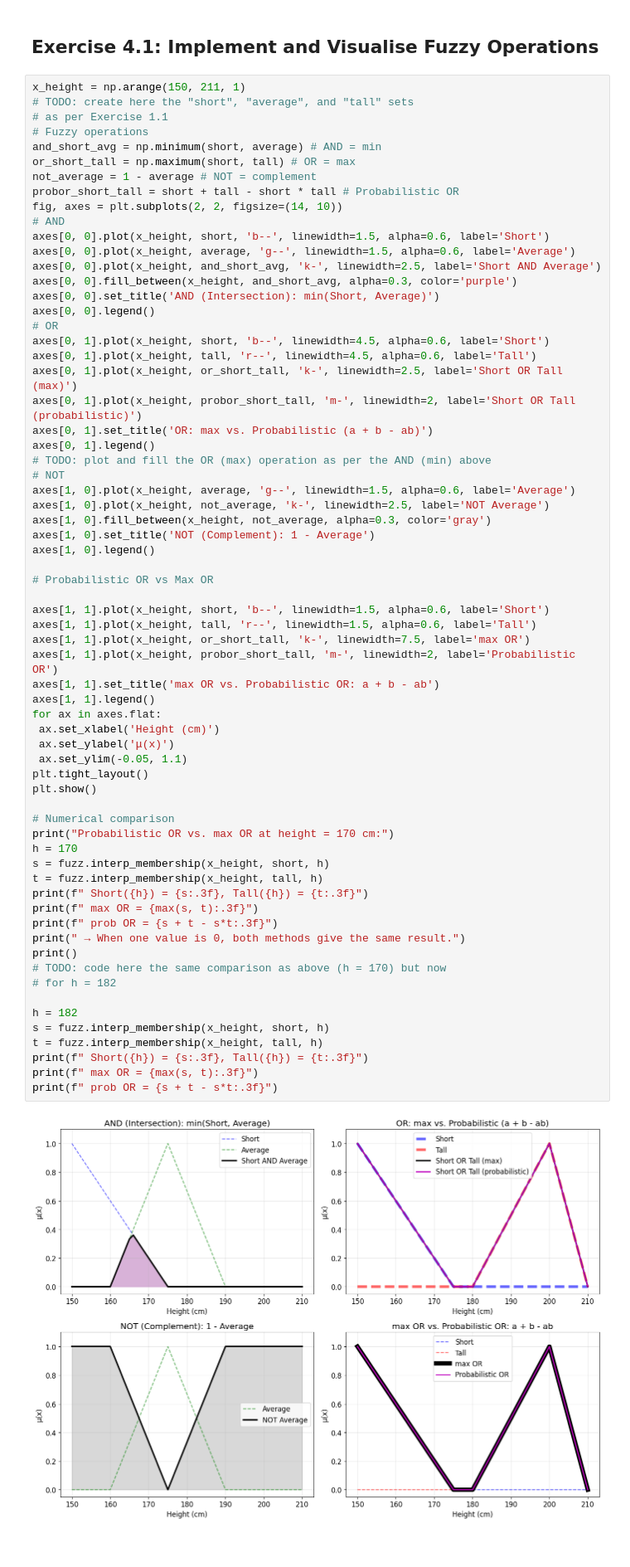
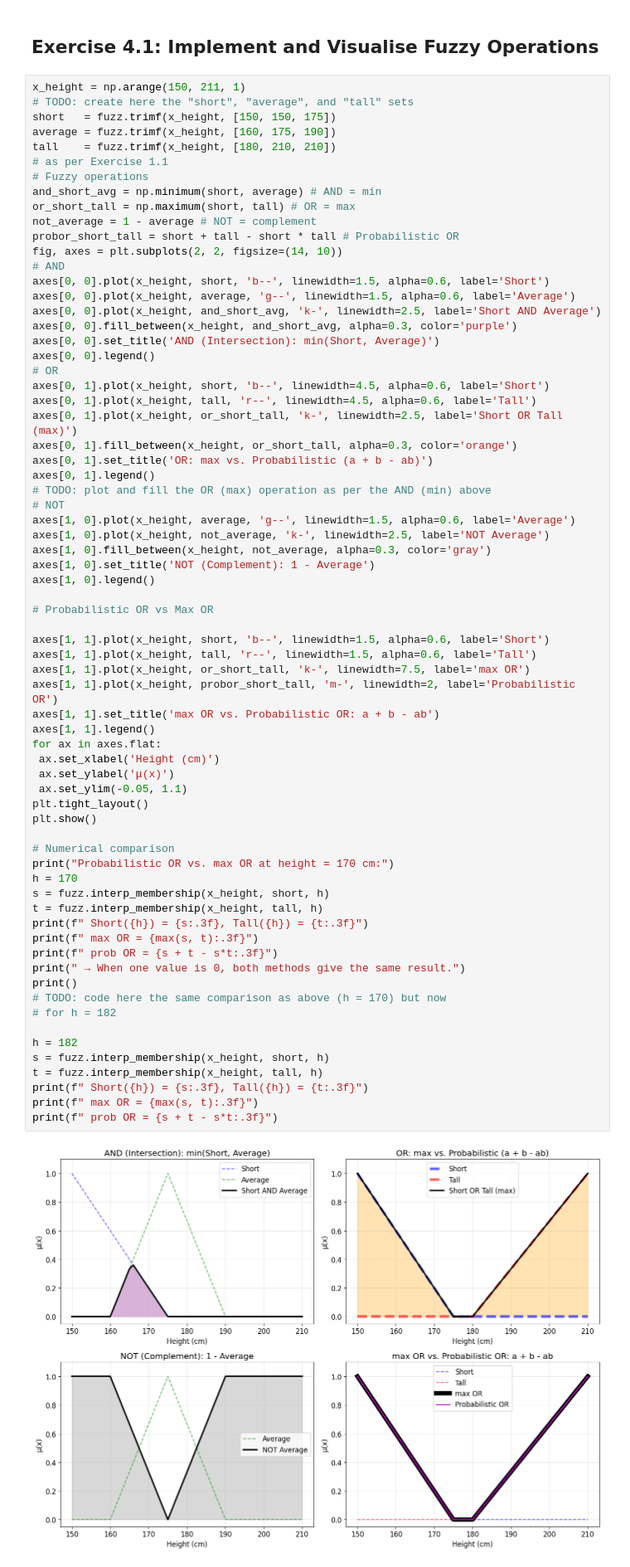
Before and after one commit to Shayanny/AI-Labs-26, a Jupyter notebook: problems4.ipynb, the cells around one changed output. Shown at 83% size. Cells and saved outputs as stored; diff of their text form.

```diff
--- a/problems4.ipynb
+++ b/problems4.ipynb
@@ -345,6 +345,9 @@ Dapping example (μ_average(10) = 0.7):
 # %%
 x_height = np.arange(150, 211, 1)
 # TODO: create here the "short", "average", and "tall" sets
+short   = fuzz.trimf(x_height, [150, 150, 175])
+average = fuzz.trimf(x_height, [160, 175, 190])
+tall    = fuzz.trimf(x_height, [180, 210, 210])
 # as per Exercise 1.1
 # Fuzzy operations
 and_short_avg = np.minimum(short, average) # AND = min
@@ -363,7 +366,7 @@ axes[0, 0].legend()
 axes[0, 1].plot(x_height, short, 'b--', linewidth=4.5, alpha=0.6, label='Short')
 axes[0, 1].plot(x_height, tall, 'r--', linewidth=4.5, alpha=0.6, label='Tall')
 axes[0, 1].plot(x_height, or_short_tall, 'k-', linewidth=2.5, label='Short OR Tall (max)')
-axes[0, 1].plot(x_height, probor_short_tall, 'm-', linewidth=2, label='Short OR Tall (probabilistic)')
+axes[0, 1].fill_between(x_height, or_short_tall, alpha=0.3, color='orange')
 axes[0, 1].set_title('OR: max vs. Probabilistic (a + b - ab)')
 axes[0, 1].legend()
 # TODO: plot and fill the OR (max) operation as per the AND (min) above
@@ -382,34 +385,34 @@ axes[1, 1].plot(x_height, or_short_tall, 'k-', linewidth=7.5, label='max OR')
 axes[1, 1].plot(x_height, probor_short_tall, 'm-', linewidth=2, label='Probabilistic OR')
 axes[1, 1].set_title('max OR vs. Probabilistic OR: a + b - ab')
 axes[1, 1].legend()
 for ax in axes.flat:
  ax.set_xlabel('Height (cm)')
  ax.set_ylabel('μ(x)')
  ax.set_ylim(-0.05, 1.1)
 plt.tight_layout()
 plt.show()
 
 # Numerical comparison
 print("Probabilistic OR vs. max OR at height = 170 cm:")
 h = 170
 s = fuzz.interp_membership(x_height, short, h)
 t = fuzz.interp_membership(x_height, tall, h)
 print(f" Short({h}) = {s:.3f}, Tall({h}) = {t:.3f}")
 print(f" max OR = {max(s, t):.3f}")
 print(f" prob OR = {s + t - s*t:.3f}")
 print(" → When one value is 0, both methods give the same result.")
 print()
 # TODO: code here the same comparison as above (h = 170) but now
 # for h = 182
 
 h = 182
 s = fuzz.interp_membership(x_height, short, h)
 t = fuzz.interp_membership(x_height, tall, h)
 print(f" Short({h}) = {s:.3f}, Tall({h}) = {t:.3f}")
 print(f" max OR = {max(s, t):.3f}")
 print(f" prob OR = {s + t - s*t:.3f}")
 # %% [output]
-[figure, old version]
+[figure, new version]
 Probabilistic OR vs. max OR at height = 170 cm:
  Short(170) = 0.200, Tall(170) = 0.000
  max OR = 0.200
```
Also changed, not shown: parts of 4 cells of this notebook.
